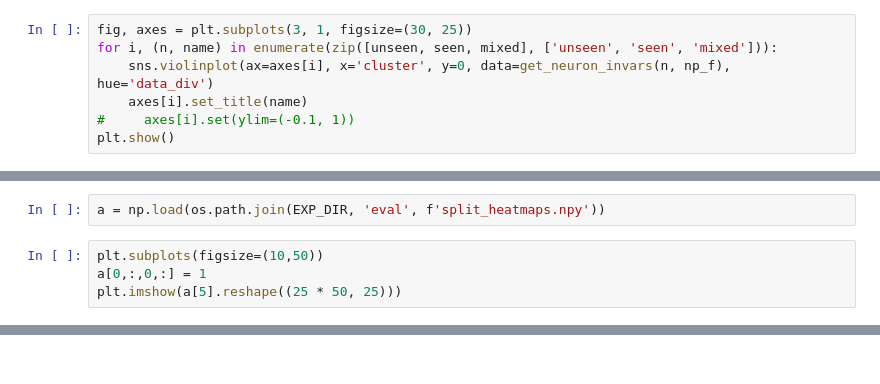
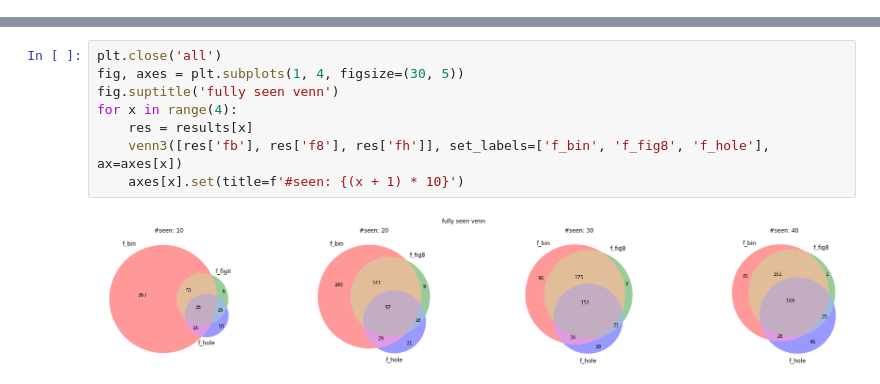
Before and after one commit to avicooper1/OOD_Orientation_Generalization, a Jupyter notebook: notebooks/network_analysis.ipynb, the cells around one changed output, grey strips where cells are left out. Cells and saved outputs as stored; diff of their text form.

```diff
--- a/notebooks/network_analysis.ipynb
+++ b/notebooks/network_analysis.ipynb
@@ -339,7 +0,0 @@ plt.show()
-# %%
-fig, axes = plt.subplots(3, 1, figsize=(30, 25))
-for i, (n, name) in enumerate(zip([unseen, seen, mixed], ['unseen', 'seen', 'mixed'])):
-    sns.violinplot(ax=axes[i], x='cluster', y=0, data=get_neuron_invars(n, np_f), hue='data_div')
-    axes[i].set_title(name)
-#     axes[i].set(ylim=(-0.1, 1))
-plt.show()
@@ -348,6 +0,0 @@ draw(relevant_heatmaps[5], 35)
-# %%
-a = np.load(os.path.join(EXP_DIR, 'eval', f'split_heatmaps.npy'))
-# %%
-plt.subplots(figsize=(10,50))
-a[0,:,0,:] = 1
-plt.imshow(a[5].reshape((25 * 50, 25)))
@@ -353,0 +130,10 @@ plt.imshow(a[5].reshape((25 * 50, 25)))
+# %%
+plt.close('all')
+fig, axes = plt.subplots(1, 4, figsize=(30, 5))
+fig.suptitle('fully seen venn')
+for x in range(4):
+    res = results[x]
+    venn3([res['fb'], res['f8'], res['fh']], set_labels=['f_bin', 'f_fig8', 'f_hole'], ax=axes[x])
+    axes[x].set(title=f'#seen: {(x + 1) * 10}')
+# %% [output]
+[figure, added]
```
Also changed, not shown: parts of 48 cells of this notebook, 7 other files.
